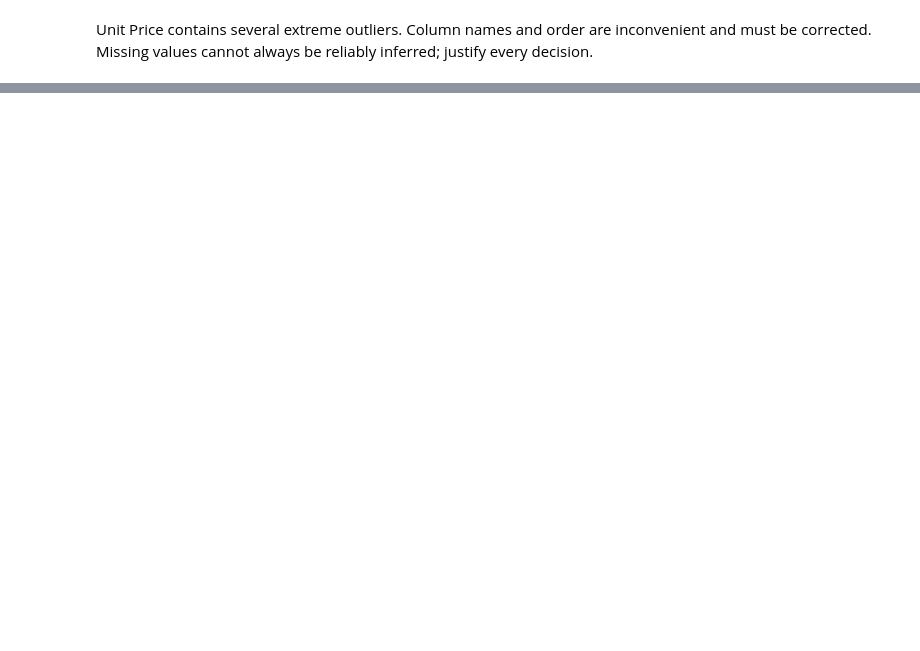
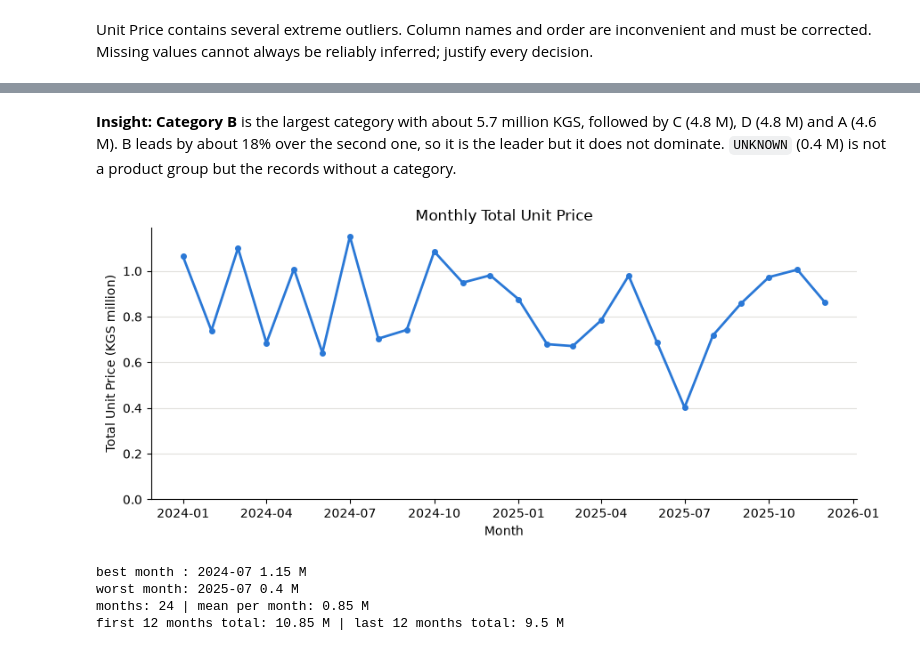
Before and after one commit to data-analysis-course/Altynai_ismailova_analytics, a Jupyter notebook: pandas/midterm1_18_altynai/altynai_18_mid_solution.ipynb, the cells around one changed output, grey strips where cells are left out. Saved outputs shown, nothing was run; the diff lists cells and outputs as text; code cells hidden in the pictures; blank space fills up the shorter version.

```diff
--- a/pandas/midterm1_18_altynai/altynai_18_mid_solution.ipynb
+++ b/pandas/midterm1_18_altynai/altynai_18_mid_solution.ipynb
@@ -80,0 +843,25 @@ df["Unit Price"] = pd.t
+# %% [markdown]
+**Insight:** **Category B** is the largest category with about 5.7 million KGS, followed by C (4.8 M), D (4.8 M) and A (4.6 M). B leads by about 18% over the second one, so it is the leader but it does not dominate. `UNKNOWN` (0.4 M) is not a product group but the records without a category.
+# %%
+# chart 2: line - total unit_price by month
+monthly = df.set_index("order_date")["unit_price"].resample("MS").sum()
+
+fig, ax = plt.subplots(figsize=(9, 4))
+ax.plot(monthly.index, monthly.values / 1e6, color=BLUE, linewidth=2, marker="o", markersize=4)
+ax.set_title("Monthly Total Unit Price")
+ax.set_xlabel("Month")
+ax.set_ylabel("Total Unit Price (KGS million)")
+ax.set_ylim(0)
+tidy(ax)
+plt.tight_layout()
+plt.show()
+print("best month :", monthly.idxmax().strftime("%Y-%m"), round(monthly.max() / 1e6, 2), "M")
+print("worst month:", monthly.idxmin().strftime("%Y-%m"), round(monthly.min() / 1e6, 2), "M")
+print("months:", len(monthly), "| mean per month:", round(monthly.mean() / 1e6, 2), "M")
+print("first 12 months total:", round(monthly.iloc[:12].sum() / 1e6, 2), "M | last 12 months total:", round(monthly.iloc[-12:].sum() / 1e6, 2), "M")
+# %% [output]
+[figure, added]
+best month : 2024-07 1.15 M
+worst month: 2025-07 0.4 M
+months: 24 | mean per month: 0.85 M
+first 12 months total: 10.85 M | last 12 months total: 9.5 M
```
Also changed, not shown: parts of 79 cells of this notebook, 1 other file.
